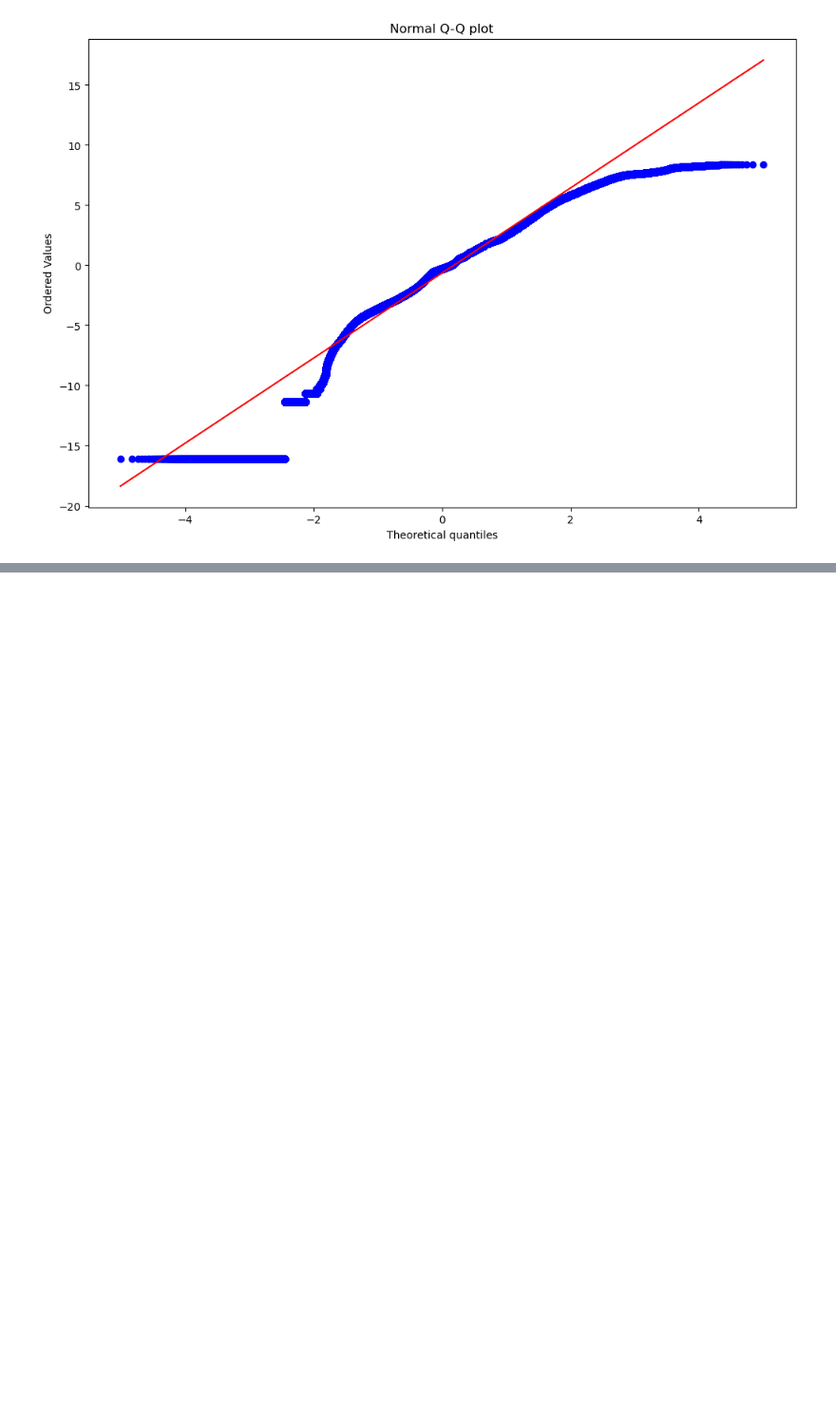
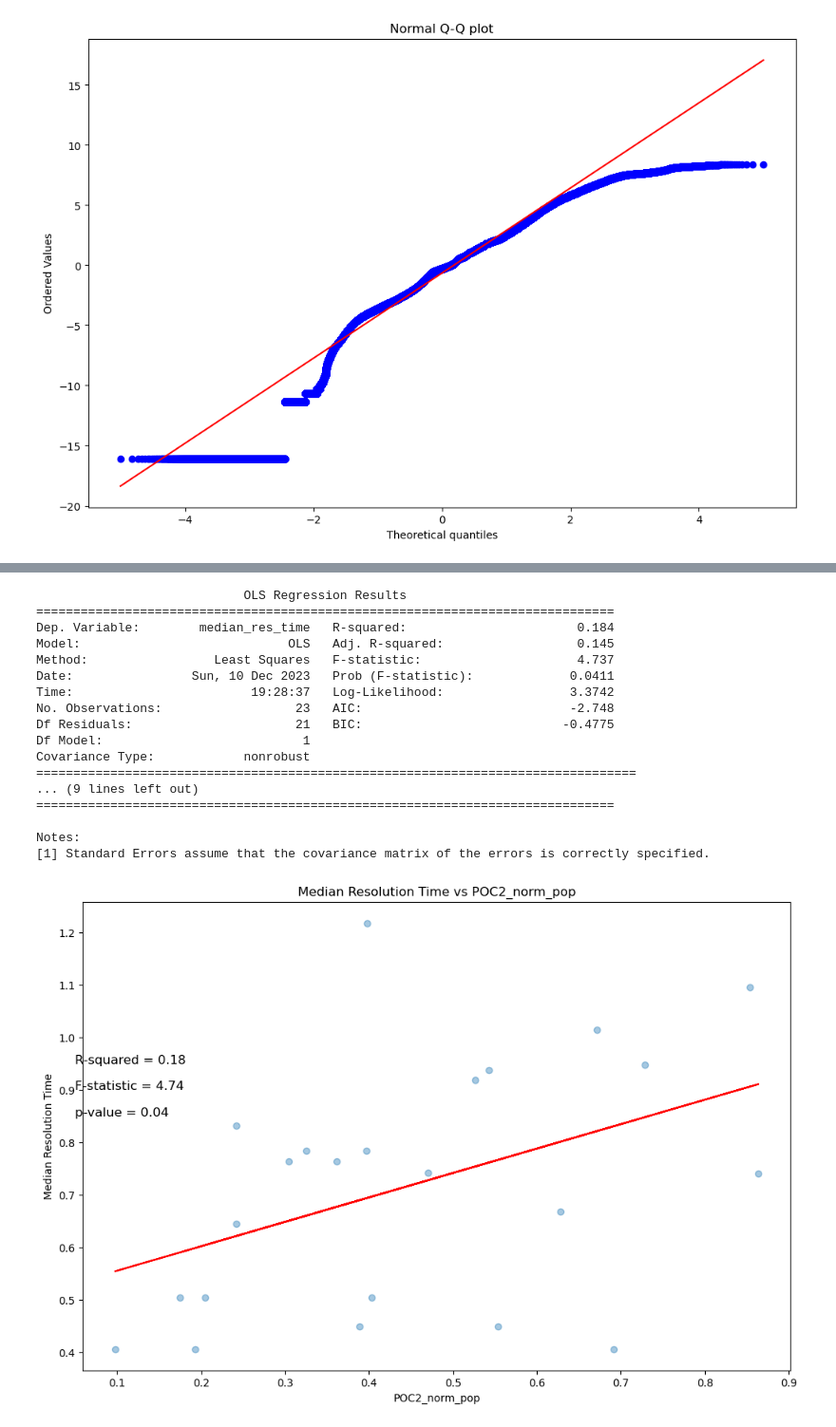
Before and after one commit to Laerk23/CS506-311ServiceTracker, a Jupyter notebook: fa23-team-d/notebooks/final_notebooks/poster_notebook.ipynb, the cells around one changed output, grey strips where cells are left out. Shown at 95% size. Saved outputs shown, nothing was run; the diff lists cells and outputs as text; code cells hidden in the pictures; blank space fills up the shorter version.

```diff
--- a/fa23-team-d/notebooks/final_notebooks/poster_notebook.ipynb
+++ b/fa23-team-d/notebooks/final_notebooks/poster_notebook.ipynb
@@ -205,0 +355,44 @@ plt.show()
+# %%
+# Run a linear regression of median resolution time on all pop norm vars
+import statsmodels.api as sm
+dependent_var = 'median_res_time'
+independent_vars = 'POC2_norm_pop'
+
+X = svi_grouped[independent_vars]
+y = svi_grouped[dependent_var]
+X = sm.add_constant(X)
+model = sm.OLS(y, X).fit()
+predictions = model.predict(X)
+print(model.summary())
+
+# plot
+plt.figure(figsize=(12,8))
+plt.scatter(X[independent_vars], y, alpha=0.4)
+plt.plot(X[independent_vars], predictions, color='red')
+plt.title('Median Resolution Time vs ' + independent_vars)
+plt.xlabel(independent_vars)
+plt.ylabel('Median Resolution Time')
+# Add statistical info to plot
+plt.text(0.05, 0.95, 'R-squared = %0.2f' % model.rsquared, fontsize=12)
+plt.text(0.05, 0.90, 'F-statistic = %0.2f' % model.fvalue, fontsize=12)
+plt.text(0.05, 0.85, 'p-value = %0.2f' % model.f_pvalue, fontsize=12)
+plt.show()
+# %% [output]
+                            OLS Regression Results
+==============================================================================
+Dep. Variable:        median_res_time   R-squared:                       0.184
+Model:                            OLS   Adj. R-squared:                  0.145
+Method:                 Least Squares   F-statistic:                     4.737
+Date:                Sun, 10 Dec 2023   Prob (F-statistic):             0.0411
+Time:                        19:28:37   Log-Likelihood:                 3.3742
+No. Observations:                  23   AIC:                            -2.748
+Df Residuals:                      21   BIC:                           -0.4775
+Df Model:                           1
+Covariance Type:            nonrobust
+=================================================================================
+... (9 lines left out)
+==============================================================================
+
+Notes:
+[1] Standard Errors assume that the covariance matrix of the errors is correctly specified.
+[figure, added]
```
Also changed, not shown: parts of 16 cells of this notebook.
